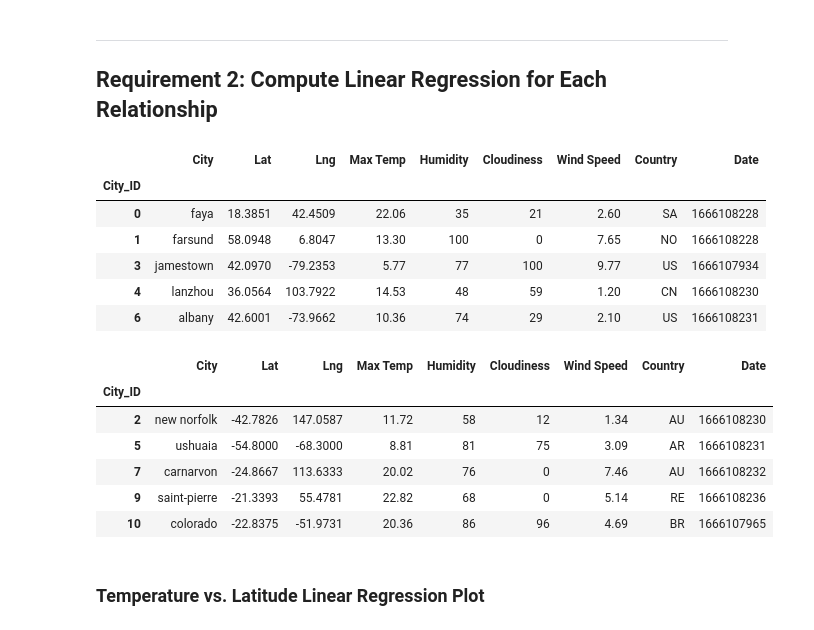
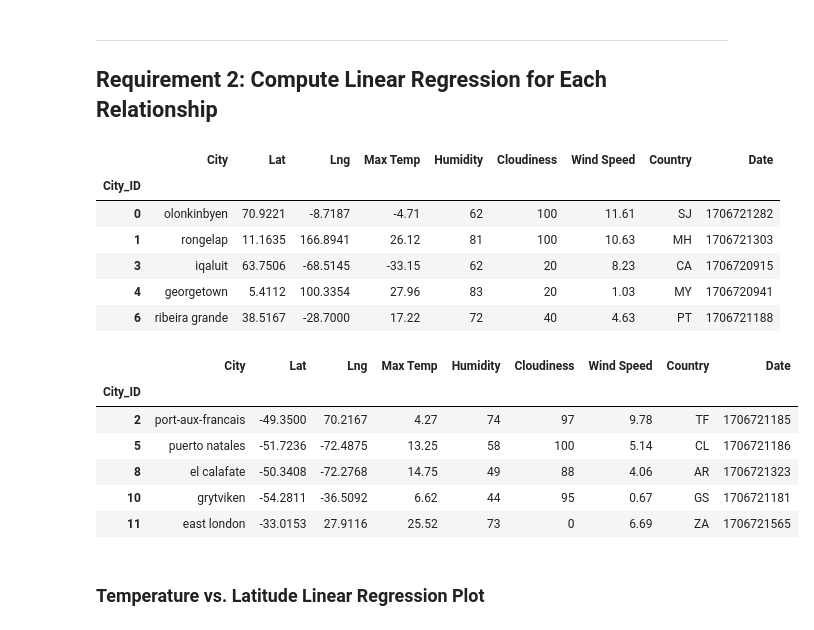
Before and after one commit to owenpollard97/python-api-challenge, a Jupyter notebook: WeatherPy/WeatherPy.ipynb, the cells around one changed output. Saved outputs shown, nothing was run; the diff lists cells and outputs as text; code cells hidden in the pictures.

```diff
--- a/WeatherPy/WeatherPy.ipynb
+++ b/WeatherPy/WeatherPy.ipynb
@@ -257,30 +386,32 @@ plt.show()
 # %%
 # Create a DataFrame with the Northern Hemisphere data (Latitude >= 0)
-# YOUR CODE HERE
+
+northern_hemisphere_df = pd.DataFrame(city_data_df.loc[city_data_df["Lat"] >= 0])
 
 # Display sample data
-northern_hemi_df.head()
+northern_hemisphere_df.head()
 # %% [output]
 |  | City | Lat | Lng | Max Temp | Humidity | Cloudiness | Wind Speed | Country | Date |
 | City_ID |  |  |  |  |  |  |  |  |  |
-| 0 | faya | 18.3851 | 42.4509 | 22.06 | 35 | 21 | 2.60 | SA | 1666108228 |
-| 1 | farsund | 58.0948 | 6.8047 | 13.30 | 100 | 0 | 7.65 | NO | 1666108228 |
-| 3 | jamestown | 42.0970 | -79.2353 | 5.77 | 77 | 100 | 9.77 | US | 1666107934 |
-| 4 | lanzhou | 36.0564 | 103.7922 | 14.53 | 48 | 59 | 1.20 | CN | 1666108230 |
-| 6 | albany | 42.6001 | -73.9662 | 10.36 | 74 | 29 | 2.10 | US | 1666108231 |
+| 0 | olonkinbyen | 70.9221 | -8.7187 | -4.71 | 62 | 100 | 11.61 | SJ | 1706721282 |
+| 1 | rongelap | 11.1635 | 166.8941 | 26.12 | 81 | 100 | 10.63 | MH | 1706721303 |
+| 3 | iqaluit | 63.7506 | -68.5145 | -33.15 | 62 | 20 | 8.23 | CA | 1706720915 |
+| 4 | georgetown | 5.4112 | 100.3354 | 27.96 | 83 | 20 | 1.03 | MY | 1706720941 |
+| 6 | ribeira grande | 38.5167 | -28.7000 | 17.22 | 72 | 40 | 4.63 | PT | 1706721188 |
 # %%
 # Create a DataFrame with the Southern Hemisphere data (Latitude < 0)
-# YOUR CODE HERE
+southern_hemisphere_df = pd.DataFrame(city_data_df.loc[city_data_df["Lat"] < 0])
+
 
 # Display sample data
-southern_hemi_df.head()
+southern_hemisphere_df.head()
 # %% [output]
 |  | City | Lat | Lng | Max Temp | Humidity | Cloudiness | Wind Speed | Country | Date |
 | City_ID |  |  |  |  |  |  |  |  |  |
-| 2 | new norfolk | -42.7826 | 147.0587 | 11.72 | 58 | 12 | 1.34 | AU | 1666108230 |
-| 5 | ushuaia | -54.8000 | -68.3000 | 8.81 | 81 | 75 | 3.09 | AR | 1666108231 |
-| 7 | carnarvon | -24.8667 | 113.6333 | 20.02 | 76 | 0 | 7.46 | AU | 1666108232 |
-| 9 | saint-pierre | -21.3393 | 55.4781 | 22.82 | 68 | 0 | 5.14 | RE | 1666108236 |
-| 10 | colorado | -22.8375 | -51.9731 | 20.36 | 86 | 96 | 4.69 | BR | 1666107965 |
+| 2 | port-aux-francais | -49.3500 | 70.2167 | 4.27 | 74 | 97 | 9.78 | TF | 1706721185 |
+| 5 | puerto natales | -51.7236 | -72.4875 | 13.25 | 58 | 100 | 5.14 | CL | 1706721186 |
+| 8 | el calafate | -50.3408 | -72.2768 | 14.75 | 49 | 88 | 4.06 | AR | 1706721323 |
+| 10 | grytviken | -54.2811 | -36.5092 | 6.62 | 44 | 95 | 0.67 | GS | 1706721181 |
+| 11 | east london | -33.0153 | 27.9116 | 25.52 | 73 | 0 | 6.69 | ZA | 1706721565 |
 # %% [markdown]
 ###  Temperature vs. Latitude Linear Regression Plot
```
Also changed, not shown: parts of 40 cells of this notebook, 8 other files.
